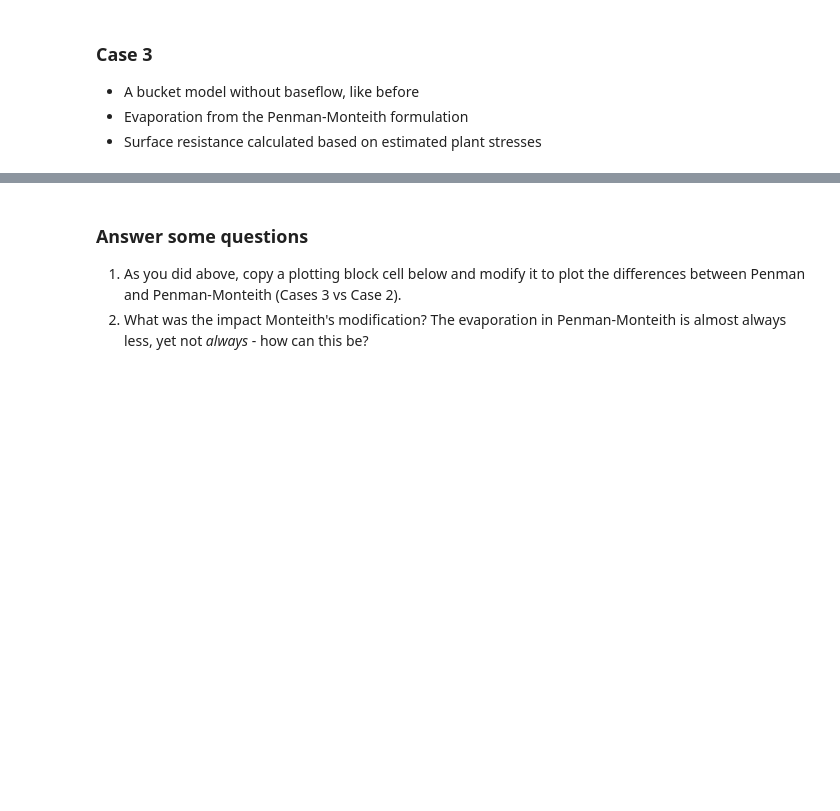
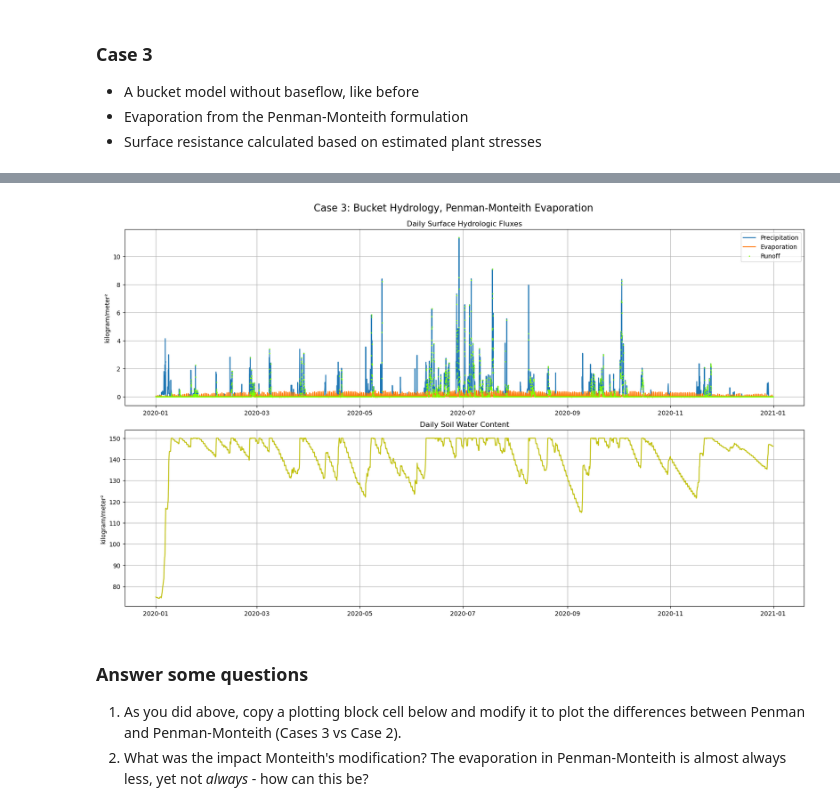
Before and after one commit to anlawyer/land-climate-interactions, a Jupyter notebook: HW2/CLIM614_HW_2.ipynb, the cells around one changed output, grey strips where cells are left out. Drawn from its saved outputs; the diff is of its cells as text; code cells hidden in the pictures; blank space fills up the shorter version.

```diff
--- a/HW2/CLIM614_HW_2.ipynb
+++ b/HW2/CLIM614_HW_2.ipynb
@@ -480,21 +538,23 @@ print("\n*** DONE ***")
 # %%
 # Plotting block #########
 plot_scale = 10
 fig1 = plt.figure(figsize = (2*plot_scale, 1*plot_scale))
 plt.subplots_adjust(top=0.92,bottom=0.06,hspace=0.14)
 # Subplots without axes - not very pythonic, but OK for simple plots
 plt.subplot(2,1,1)
 plt.plot(time_merra2,p_in_3)
 plt.plot(time_merra2,e_out_3)
 plt.plot(time_merra2,r_out_3,color='chartreuse',lw=0,marker='o',ms=1)
 plt.grid()
 plt.legend(["Precipitation","Evaporation","Runoff"])
 plt.title("Daily Surface Hydrologic Fluxes")
 plt.subplot(2,1,2)
-plt.plot(time_merra2,swc_1,c='y')
+plt.plot(time_merra2,swc_3,c='y') ## NOTE: code originally had swc_1, so I changed it to swc_3
 plt.grid()
 plt.title("Daily Soil Water Content")
 plt.suptitle("Case 3: Bucket Hydrology, Penman-Monteith Evaporation",fontsize=16) ;
+# %% [output]
+[figure, added]
 # %% [markdown]
 ### Answer some questions
 1. As you did above, copy a plotting block cell below and modify it to plot the differences between Penman and Penman-Monteith (Cases 3 vs Case 2).
```
Also changed, not shown: parts of 16 cells of this notebook.
